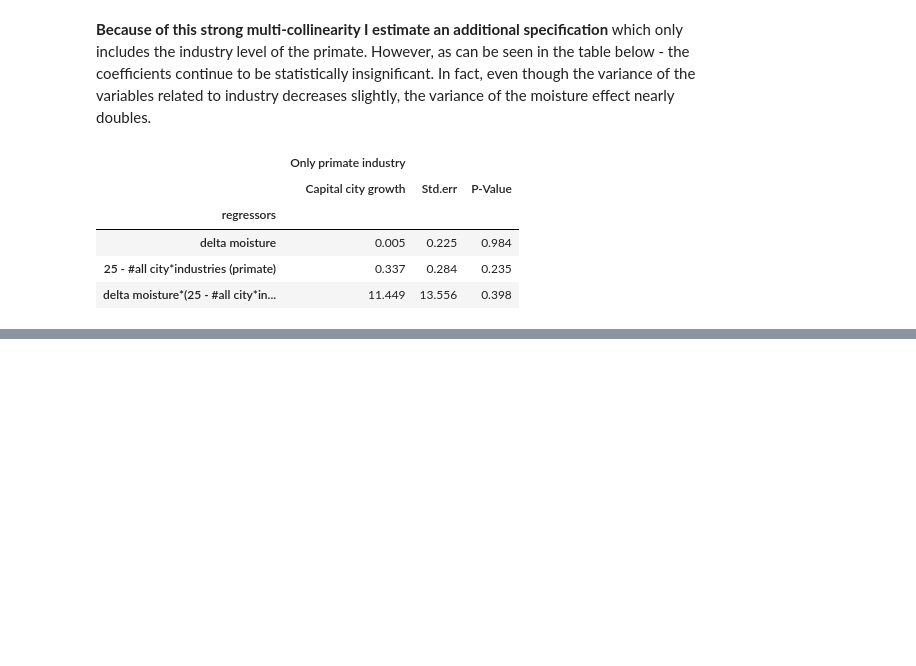
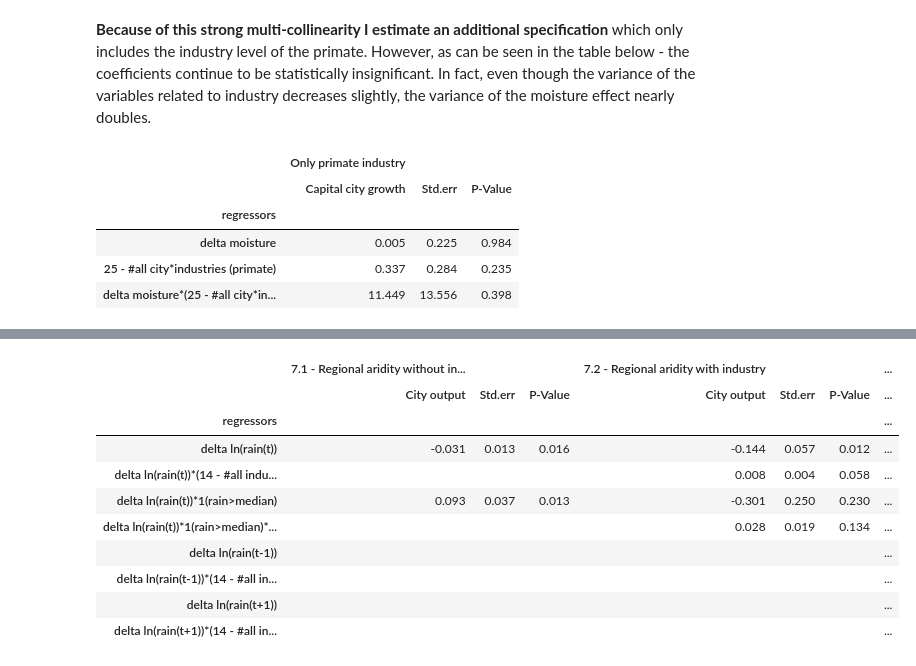
Before and after one commit to pcschreiber1/Henderson_2017_Replication, a Jupyter notebook: Replication notebook.ipynb, the cells around one changed output, grey strips where cells are left out. Cells and saved outputs as stored; diff of their text form; code cells hidden in the pictures; blank space fills up the shorter version.

Commit message:
Fixing CI: included Tables 6 and 7

```diff
--- a/Replication notebook.ipynb
+++ b/Replication notebook.ipynb
@@ -314,0 +373,47 @@ get_table_countrydata(regressors, specification, countrydata)
+# %%
+# ----------------------------------------------------------
+# ----------------   Table 7   -----------------------------
+# ----------------------------------------------------------
+citydata = pd.read_stata("data/citydata.dta")
+# specifying order of display
+regressors = ["dlnrain30",
+              "extent_agH_dlnrain",
+              "hirain_dlnrain",
+              "hirain_extent_agH_dlnrain",
+              "Ldlnrain30",
+              "Lextent_agH_dlnrain",
+              "Fdlnrain30",
+              "Fextent_agH_dlnrain"]
+
+specification = {"7.1 - Regional aridity without industry":
+                      ["dlnrain30",
+                       "hirain_dlnrain"],
+                 "7.2 - Regional aridity with industry":
+                      ["dlnrain30",
+                       "extent_agH_dlnrain",
+                       "hirain_dlnrain",
+                       "hirain_extent_agH_dlnrain"],
+                 "7.3 - Lagged effect of rainfall":
+                      ["dlnrain30",
+                       "extent_agH_dlnrain",
+                       "Ldlnrain30",
+                       "Lextent_agH_dlnrain"],
+                 "7.4 - Lead effect of rainfall":
+                      ["dlnrain30",
+                       "extent_agH_dlnrain",
+                       "Fdlnrain30",
+                       "Fextent_agH_dlnrain"]}
+
+get_table_citydata(regressors, specification, citydata)
+# %% [output]
+|  | 7.1 - Regional aridity without in... |  |  | 7.2 - Regional aridity with industry |  |  | ... |
+|  | City output | Std.err | P-Value | City output | Std.err | P-Value | ... |
+| regressors |  |  |  |  |  |  | ... |
+| delta ln(rain(t)) | -0.031 | 0.013 | 0.016 | -0.144 | 0.057 | 0.012 | ... |
+| delta ln(rain(t))*(14 - #all indu... |  |  |  | 0.008 | 0.004 | 0.058 | ... |
+| delta ln(rain(t))*1(rain>median) | 0.093 | 0.037 | 0.013 | -0.301 | 0.250 | 0.230 | ... |
+| delta ln(rain(t))*1(rain>median)*... |  |  |  | 0.028 | 0.019 | 0.134 | ... |
+| delta ln(rain(t-1)) |  |  |  |  |  |  | ... |
+| delta ln(rain(t-1))*(14 - #all in... |  |  |  |  |  |  | ... |
+| delta ln(rain(t+1)) |  |  |  |  |  |  | ... |
+| delta ln(rain(t+1))*(14 - #all in... |  |  |  |  |  |  | ... |
```
Also changed, not shown: parts of 10 cells of this notebook.
